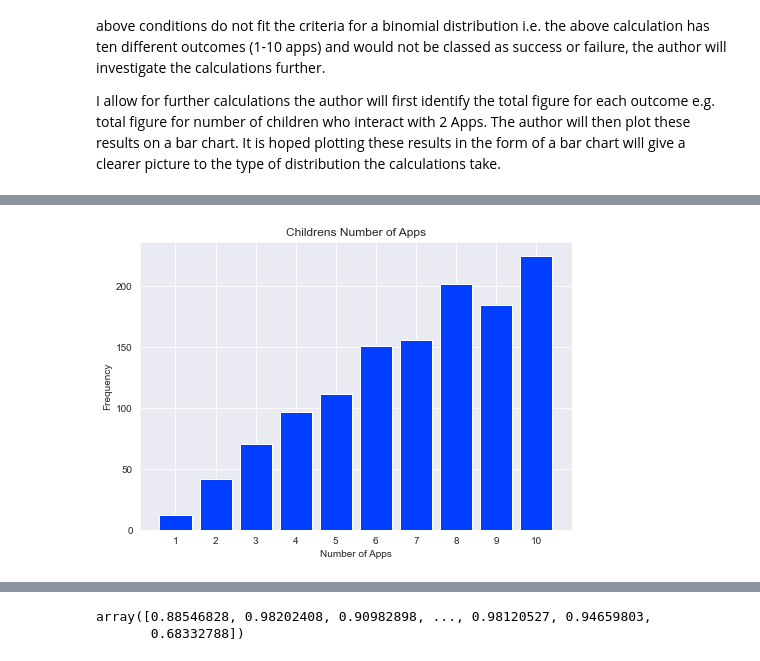
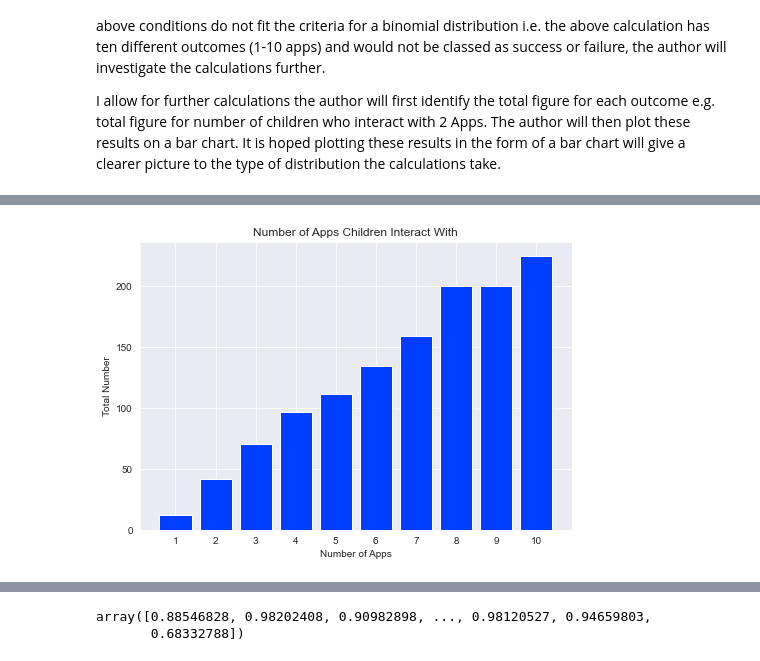
Before and after one commit to JPLee01/Programming_for_Data_Analysis-PRoject, a Jupyter notebook: Programming_for_Data_Analysis-Project.ipynb, the cells around one changed output, grey strips where cells are left out. Saved outputs shown, nothing was run; the diff lists cells and outputs as text; code cells hidden in the pictures.

```diff
--- a/Programming_for_Data_Analysis-Project.ipynb
+++ b/Programming_for_Data_Analysis-Project.ipynb
@@ -249,13 +249,13 @@ Number of Children with 10 Apps:  225
 # %%
 #Plotting of the above figures on a bar chart
 fig = plt.figure()
 ax = fig.add_axes([0,0,1,1])
-apps = ['1', '2', '3', '4', '5', '6', '7', '8', '9', '10']
-data= [12,42,70,97,111,151,156,202,184,225]
-ax.bar(apps,data)
+app = ['1', '2', '3', '4', '5', '6', '7', '8', '9', '10']
+data= [12,42,70,97,111,134,159,200,200,225]
+ax.bar(app,data)
 plt.title('Number of Apps Children Interact With')
 plt.xlabel('Number of Apps')
 plt.ylabel('Total Number')
 plt.show()
 # %% [output]
-[figure, old version]
+[figure, new version]
```
Also changed, not shown: parts of 10 cells of this notebook.
